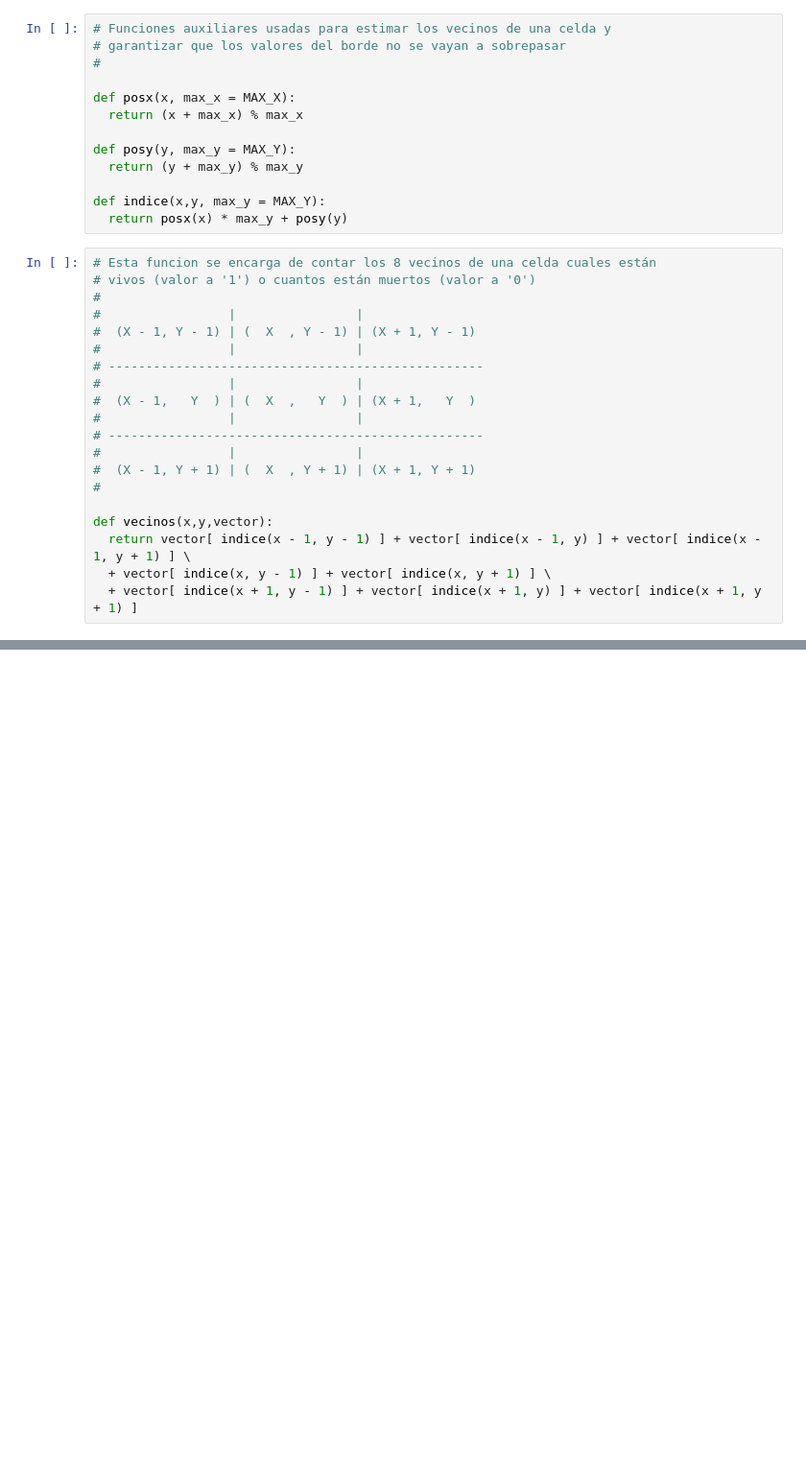
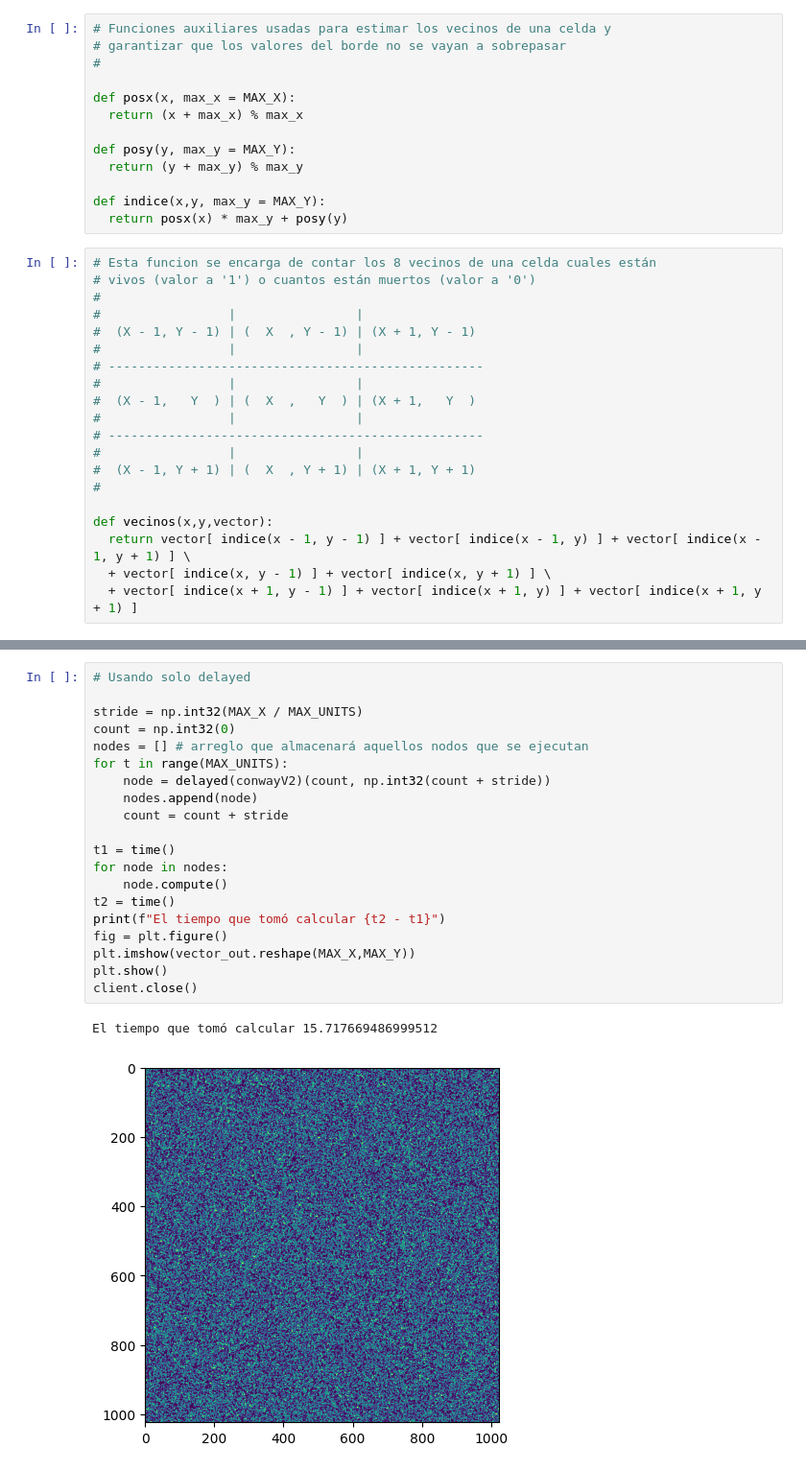
Before and after one commit to GetialJuan/ConwaysGameOfLife, a Jupyter notebook: Notebooks/dask-version.ipynb, the cells around one changed output, grey strips where cells are left out. Shown at 96% size. Drawn from its saved outputs; the diff is of its cells as text; blank space fills up the shorter version.

```diff
--- a/Notebooks/dask-version.ipynb
+++ b/Notebooks/dask-version.ipynb
@@ -98,0 +114,23 @@ El tiempo que tomó calcular 2.5392038822174072
+# %%
+# Usando solo delayed
+
+stride = np.int32(MAX_X / MAX_UNITS)
+count = np.int32(0)
+nodes = [] # arreglo que almacenará aquellos nodos que se ejecutan
+for t in range(MAX_UNITS):
+    node = delayed(conwayV2)(count, np.int32(count + stride))
+    nodes.append(node)
+    count = count + stride
+
+t1 = time()
+for node in nodes:
+    node.compute()
+t2 = time()
+print(f"El tiempo que tomó calcular {t2 - t1}")
+fig = plt.figure()
+plt.imshow(vector_out.reshape(MAX_X,MAX_Y))
+plt.show()
+client.close()
+# %% [output]
+El tiempo que tomó calcular 15.717669486999512
+[figure, added]
```
Also changed, not shown: parts of 8 cells of this notebook.
